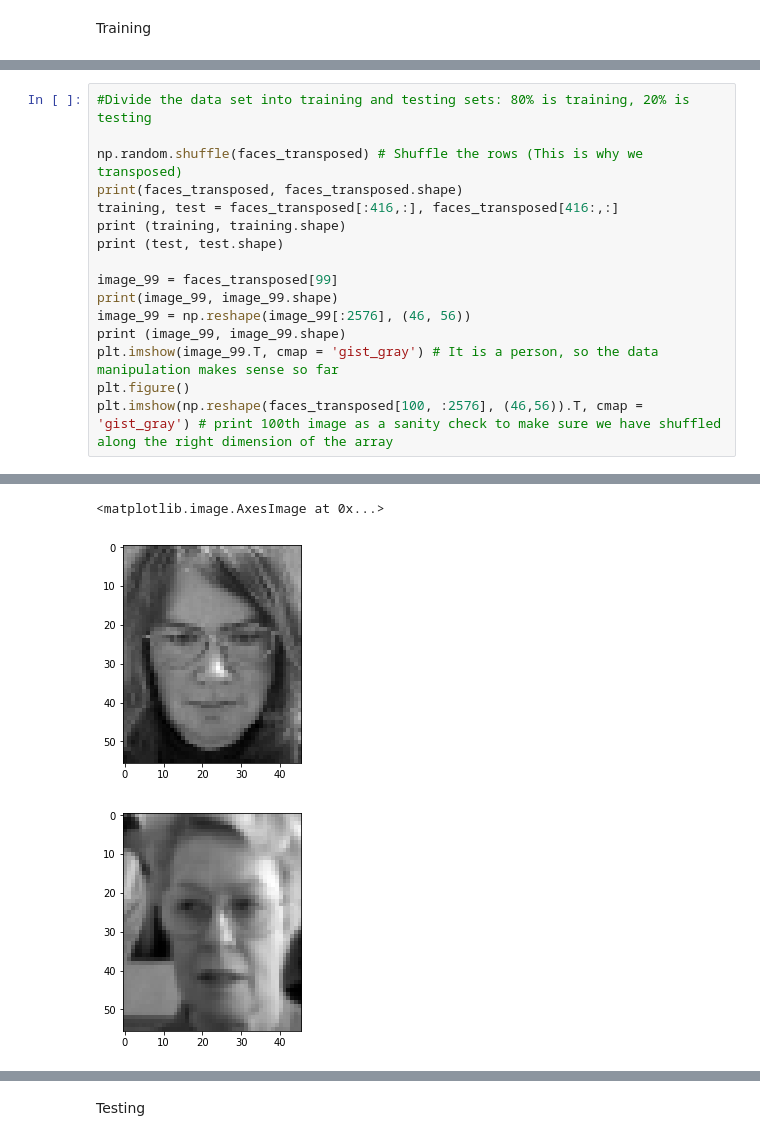
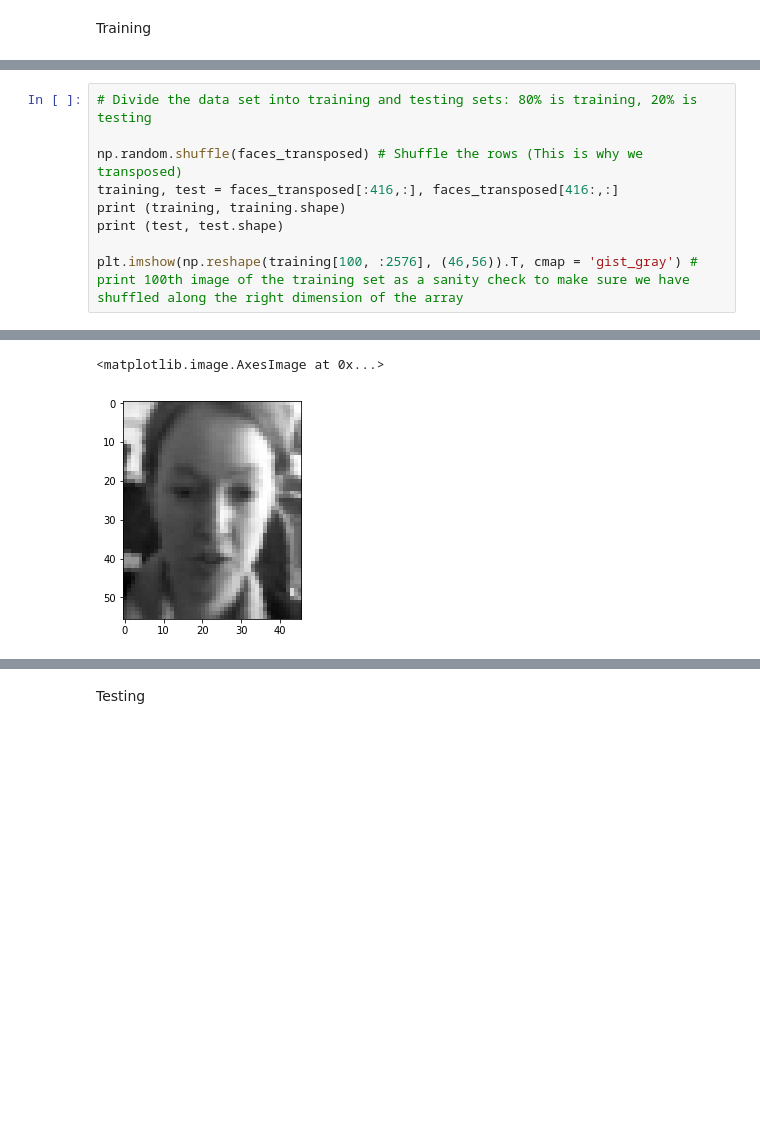
Before and after one commit to Karcsi127/patterrec1, a Jupyter notebook: exercise1.ipynb, the cells around one changed output, grey strips where cells are left out. Cells and saved outputs as stored; diff of their text form; blank space fills up the shorter version.

```diff
--- a/exercise1.ipynb
+++ b/exercise1.ipynb
@@ -71,19 +41,12 @@ print (faces_transposed, faces_transposed.shape)
  [183 250 163 ...  95 106  52]
  [ 77  72  68 ... 103 110  52]] (520, 2577)
 # %%
-#Divide the data set into training and testing sets: 80% is training, 20% is testing
+# Divide the data set into training and testing sets: 80% is training, 20% is testing
 
 np.random.shuffle(faces_transposed) # Shuffle the rows (This is why we transposed)
-print(faces_transposed, faces_transposed.shape)
 training, test = faces_transposed[:416,:], faces_transposed[416:,:]
 print (training, training.shape)
 print (test, test.shape)
 
-image_99 = faces_transposed[99]
-print(image_99, image_99.shape)
-image_99 = np.reshape(image_99[:2576], (46, 56))
-print (image_99, image_99.shape)
-plt.imshow(image_99.T, cmap = 'gist_gray') # It is a person, so the data manipulation makes sense so far
-plt.figure()
-plt.imshow(np.reshape(faces_transposed[100, :2576], (46,56)).T, cmap = 'gist_gray') # print 100th image as a sanity check to make sure we have shuffled along the right dimension of the array
+plt.imshow(np.reshape(training[100, :2576], (46,56)).T, cmap = 'gist_gray') # print 100th image of the training set as a sanity check to make sure we have shuffled along the right dimension of the array
 # %% [output]
@@ -107,4 +67,3 @@ plt.imshow(np.reshape(faces_transposed[100, :2576], (46,56)).T, cmap = 'gist_gra
 <matplotlib.image.AxesImage at 0x...>
-[figure, old version]
+[figure, new version]
-[figure, removed]
 # %%
```
Also changed, not shown: parts of 24 cells of this notebook.
